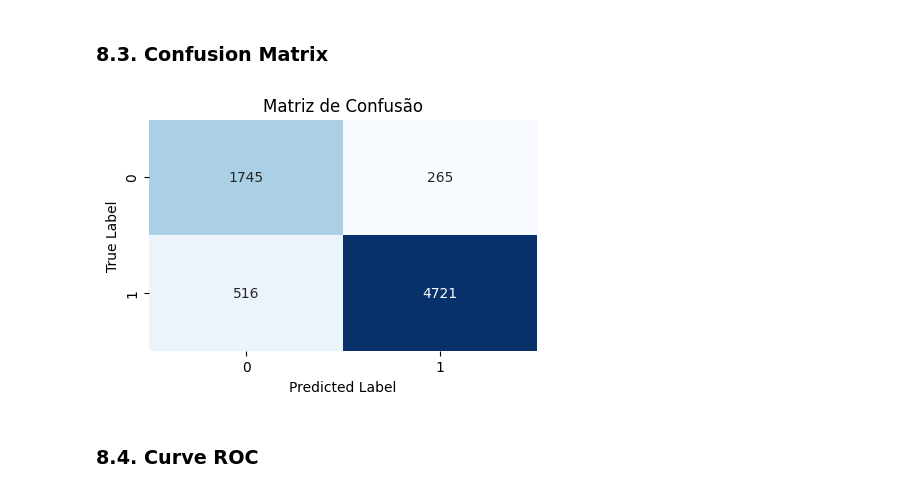
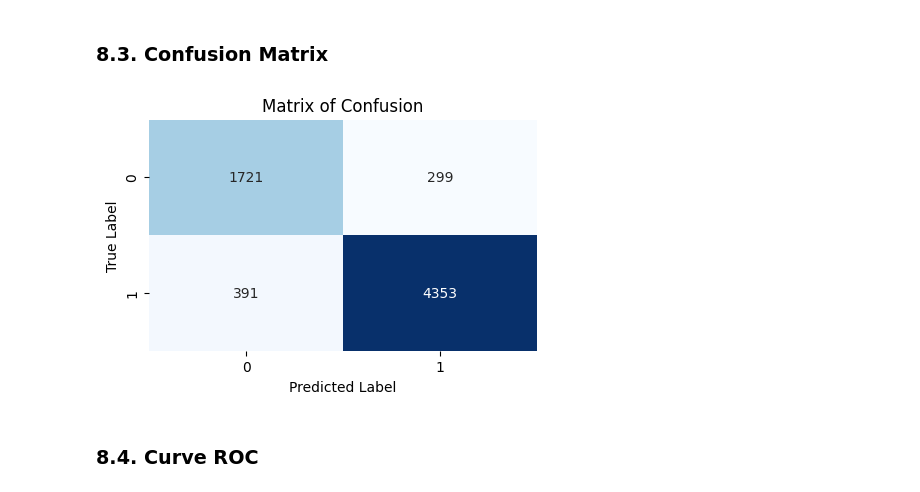
Before and after one commit to Fluffy-Fatec/Projeto-Integrador-Imagem-Classificador, a Jupyter notebook: Classificator.ipynb, the cells around one changed output. Drawn from its saved outputs; the diff is of its cells as text; code cells hidden in the pictures.

```diff
--- a/Classificator.ipynb
+++ b/Classificator.ipynb
@@ -98,3 +76,3 @@ full_df = df.loc[:, selected_columns]
 # %%
-datetime_columns = ['review_creation_date', 'review_answer_timestamp']
+datetime_columns = ['review_creation_date']
 full_df[datetime_columns] = full_df[datetime_columns].apply(pd.to_datetime)
@@ -100,0 +81,7 @@ full_df[datetime_columns] = full_df[datetime_columns].apply(pd.to_datetime)
+# %%
+latest_date = full_df['review_creation_date'].max()
+four_months_ago = latest_date - pd.DateOffset(months=1)
+
+
+full_df = full_df[full_df['review_creation_date'] < four_months_ago]
+full_df.reset_index(drop=True, inplace=True)
@@ -107,3 +111,3 @@ full_df = full_df.drop_duplicates(subset=['review_id'])
 # %%
-full_df = full_df.dropna(subset=['review_comment_message'])
+full_df = full_df.dropna(subset=['text_sentiment'])
 full_df = full_df.dropna(subset=['review_score'])
@@ -286,3 +289,5 @@ df_remaining = full_df.loc[~full_df.index.isin(df_train.index)].reset_index(drop
+# %%
+df_train = full_df.copy()
 # %% [markdown]
 ### 7.2. Classifier Review Score Negative with 0 (Review 1 or 2) and Positive with 1 (Review 3,4 or 5)
 # %%
@@ -447,14 +443,14 @@ plt.show()
 # %%
 predictions = analyze_sentiment.predict(X_test)
 conf_matrix = confusion_matrix(sentiment_test, predictions)
 plt.figure(figsize=(5, 3))
 sns.heatmap(conf_matrix, annot=True, fmt='d', cmap='Blues', cbar=False)
-plt.title('Matriz de Confusão')
+plt.title('Matrix of Confusion')
 plt.xlabel('Predicted Label')
 plt.ylabel('True Label')
 plt.show()
 # %% [output]
-[figure, old version]
+[figure, new version]
 # %% [markdown]
 ### 8.4. Curve ROC
 # %%
```
Also changed, not shown: parts of 56 cells of this notebook, 6 other files.
